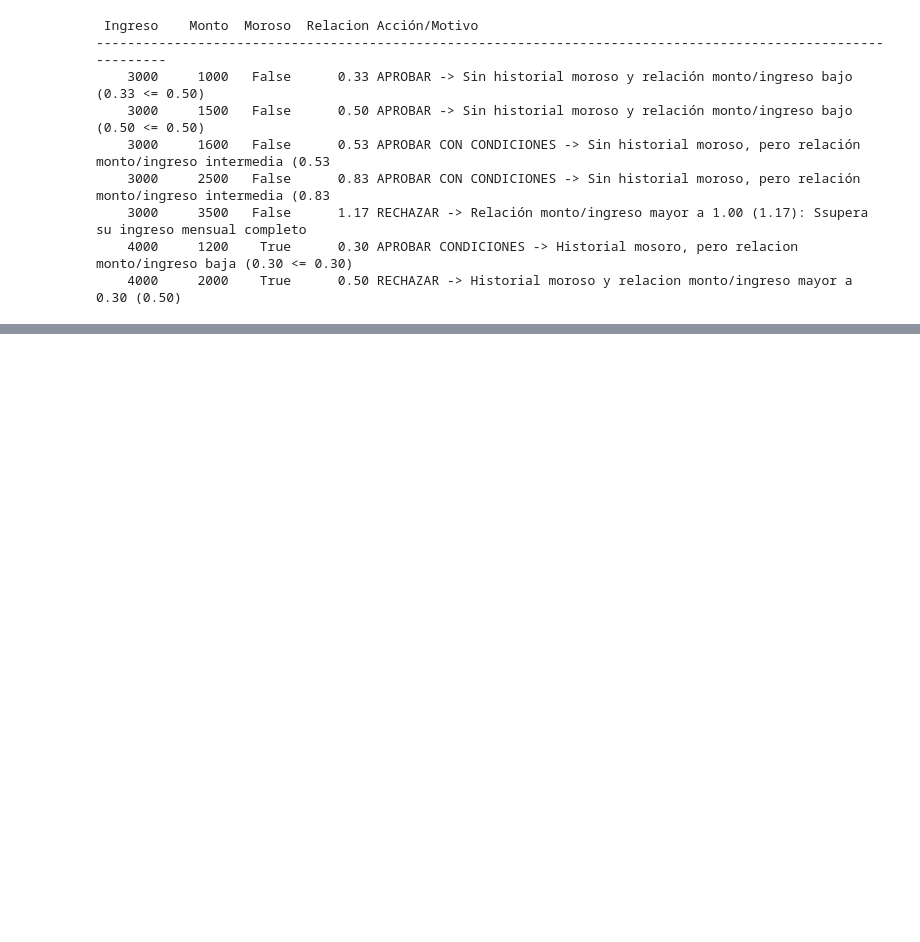
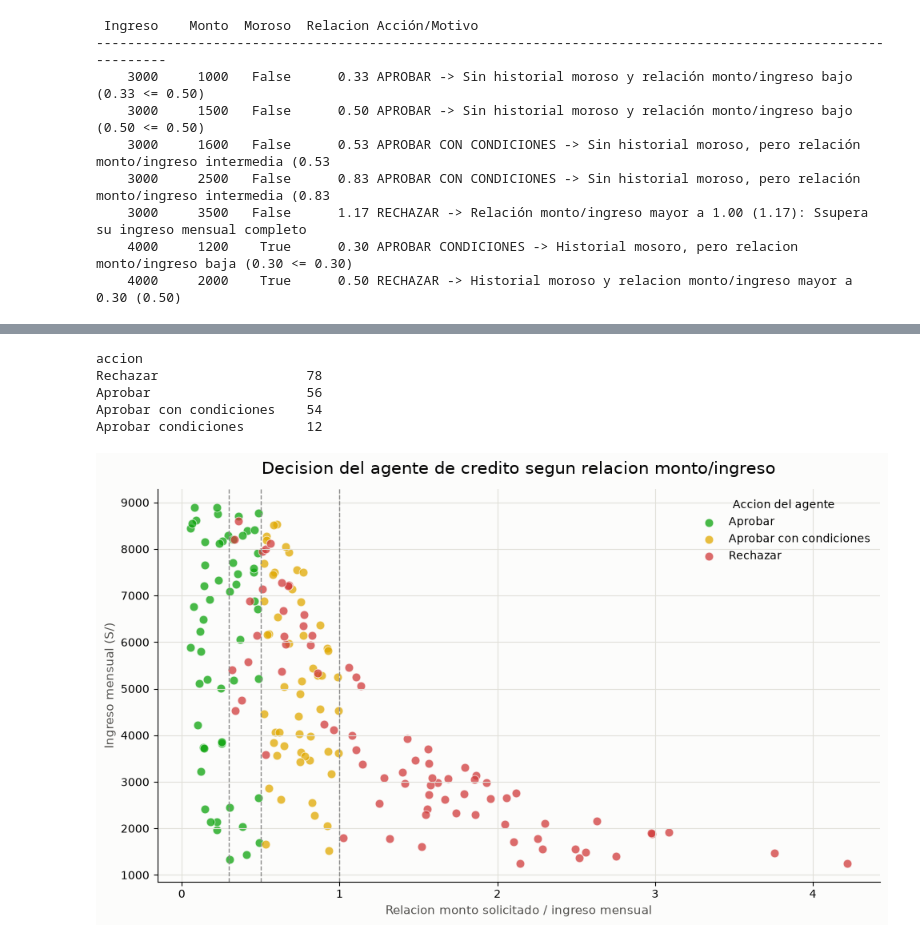
Before and after one commit to julianvega27-ctrl/IS484-Practica001-Jueves-Vega, a Jupyter notebook: Ejercicio1_Credito_Vega.ipynb, the cells around one changed output, grey strips where cells are left out. Cells and saved outputs as stored; diff of their text form; code cells hidden in the pictures; blank space fills up the shorter version.

Commit message:
Ejercicio01: Visualización

```diff
--- a/Ejercicio1_Credito_Vega.ipynb
+++ b/Ejercicio1_Credito_Vega.ipynb
@@ -72,0 +76,63 @@ for ingreso, monto, moroso in casos:
+# %%
+import numpy as np
+import pandas as pd
+import matplotlib.pyplot as plt
+
+np.random.seed(42)
+n = 200
+
+ingresos = np.random.uniform(1200, 9000, n)               # ingreso mensual en soles
+montos = np.random.uniform(300, 6000, n)                  # monto solicitado en soles
+morosos = np.random.rand(n) < 0.25                        # 30% con historial moroso
+
+registros = []
+for ingreso, monto, moroso in zip(ingresos, montos, morosos):
+    accion, motivo = agente_credito(ingreso, monto, bool(moroso))
+    registros.append({
+        "ingreso_mensual": ingreso,
+        "monto_solicitado": monto,
+        "tiene_historial_moroso": bool(moroso),
+        "relacion": monto / ingreso,
+        "accion": accion,
+    })
+
+solicitudes = pd.DataFrame(registros)
+print(solicitudes["accion"].value_counts().to_string())
+
+colores = {
+    "Aprobar": "#0ca30c",
+    "Aprobar con condiciones": "#e0a800",
+    "Rechazar": "#d03b3b",
+}
+
+fig, ax = plt.subplots(figsize=(10, 6), facecolor="#fcfcfb")
+ax.set_facecolor("#fcfcfb")
+
+for accion, color in colores.items():
+    subset = solicitudes[solicitudes["accion"] == accion]
+    ax.scatter(
+        subset["relacion"], subset["ingreso_mensual"],
+        s=60, alpha=0.75, c=color,
+        edgecolors="white", linewidths=0.6,
+        label=accion,
+    )
+
+ax.axvline(0.30, color="#8a8a8a", linestyle="--", linewidth=1)
+ax.axvline(0.50, color="#8a8a8a", linestyle="--", linewidth=1)
+ax.axvline(1.00, color="#8a8a8a", linestyle="--", linewidth=1)
+
+ax.set_title("Decision del agente de credito segun relacion monto/ingreso", fontsize=15, pad=14)
+ax.set_xlabel("Relacion monto solicitado / ingreso mensual", fontsize=11, color="#52514e")
+ax.set_ylabel("Ingreso mensual (S/)", fontsize=11, color="#52514e")
+ax.grid(True, color="#e1e0d9", linewidth=0.8)
+ax.spines[["top", "right"]].set_visible(False)
+ax.legend(title="Accion del agente", frameon=False, loc="upper right")
+plt.tight_layout()
+plt.show()
+# %% [output]
+accion
+Rechazar                   78
+Aprobar                    56
+Aprobar con condiciones    54
+Aprobar condiciones        12
+[figure, added]
```
Also changed, not shown: parts of 1 cell of this notebook.
